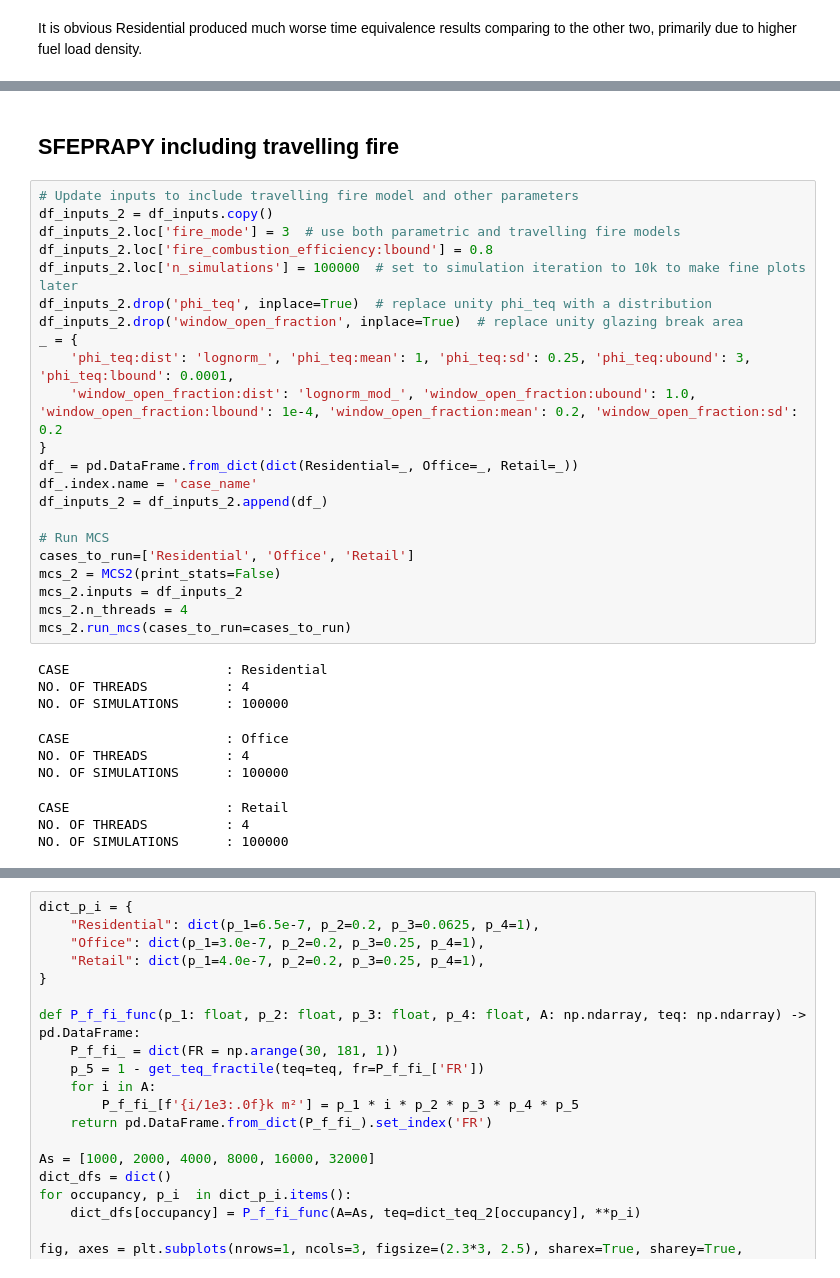
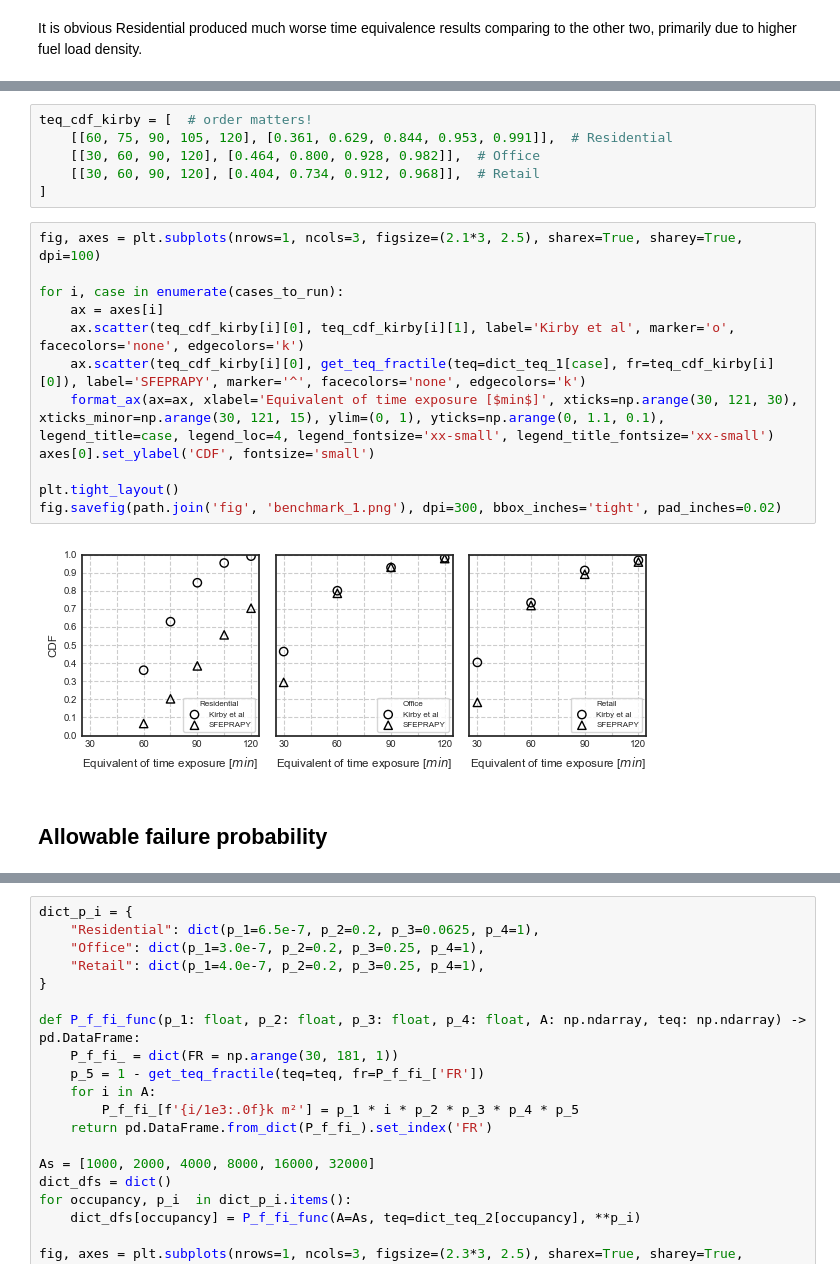
Before and after one commit to fsepy/SFEPRAPY, a Jupyter notebook: demos/asfe2021.ipynb, the cells around one changed output, grey strips where cells are left out. Drawn from its saved outputs; the diff is of its cells as text.

```diff
--- a/demos/asfe2021.ipynb
+++ b/demos/asfe2021.ipynb
@@ -197,34 +143,22 @@ fig.savefig(path.join('fig', 'benchmark_1.png'), dpi=300, bbox_inches='tight', p
-# %% [markdown]
-## SFEPRAPY including travelling fire
-# %%
-# Update inputs to include travelling fire model and other parameters
-df_inputs_2 = df_inputs.copy()
-df_inputs_2.loc['fire_mode'] = 3  # use both parametric and travelling fire models
-df_inputs_2.loc['fire_combustion_efficiency:lbound'] = 0.8
-df_inputs_2.loc['n_simulations'] = 100000  # set to simulation iteration to 10k to make fine plots later
-df_inputs_2.drop('phi_teq', inplace=True)  # replace unity phi_teq with a distribution
-df_inputs_2.drop('window_open_fraction', inplace=True)  # replace unity glazing break area
-_ = {
-    'phi_teq:dist': 'lognorm_', 'phi_teq:mean': 1, 'phi_teq:sd': 0.25, 'phi_teq:ubound': 3, 'phi_teq:lbound': 0.0001,
-    'window_open_fraction:dist': 'lognorm_mod_', 'window_open_fraction:ubound': 1.0, 'window_open_fraction:lbound': 1e-4, 'window_open_fraction:mean': 0.2, 'window_open_fraction:sd': 0.2
-}
-df_ = pd.DataFrame.from_dict(dict(Residential=_, Office=_, Retail=_))
-df_.index.name = 'case_name'
-df_inputs_2 = df_inputs_2.append(df_)
-
-# Run MCS
-cases_to_run=['Residential', 'Office', 'Retail']
-mcs_2 = MCS2(print_stats=False)
-mcs_2.inputs = df_inputs_2
-mcs_2.n_threads = 4
-mcs_2.run_mcs(cases_to_run=cases_to_run)
-# %% [output]
-CASE                    : Residential
-NO. OF THREADS          : 4
-NO. OF SIMULATIONS      : 100000
-CASE                    : Office
-NO. OF THREADS          : 4
-NO. OF SIMULATIONS      : 100000
-CASE                    : Retail
-NO. OF THREADS          : 4
-NO. OF SIMULATIONS      : 100000
+# %%
+teq_cdf_kirby = [  # order matters!
+    [[60, 75, 90, 105, 120], [0.361, 0.629, 0.844, 0.953, 0.991]],  # Residential
+    [[30, 60, 90, 120], [0.464, 0.800, 0.928, 0.982]],  # Office
+    [[30, 60, 90, 120], [0.404, 0.734, 0.912, 0.968]],  # Retail
+]
+# %%
+fig, axes = plt.subplots(nrows=1, ncols=3, figsize=(2.1*3, 2.5), sharex=True, sharey=True, dpi=100)
+
+for i, case in enumerate(cases_to_run):
+    ax = axes[i]
+    ax.scatter(teq_cdf_kirby[i][0], teq_cdf_kirby[i][1], label='Kirby et al', marker='o', facecolors='none', edgecolors='k')
+    ax.scatter(teq_cdf_kirby[i][0], get_teq_fractile(teq=dict_teq_1[case], fr=teq_cdf_kirby[i][0]), label='SFEPRAPY', marker='^', facecolors='none', edgecolors='k')
+    format_ax(ax=ax, xlabel='Equivalent of time exposure [$min$]', xticks=np.arange(30, 121, 30), xticks_minor=np.arange(30, 121, 15), ylim=(0, 1), yticks=np.arange(0, 1.1, 0.1), legend_title=case, legend_loc=4, legend_fontsize='xx-small', legend_title_fontsize='xx-small')
+axes[0].set_ylabel('CDF', fontsize='small')
+
+plt.tight_layout()
+fig.savefig(path.join('fig', 'benchmark_1.png'), dpi=300, bbox_inches='tight', pad_inches=0.02)
+# %% [output]
+[figure, added]
+# %% [markdown]
+## Allowable failure probability
```
Also changed, not shown: parts of 37 cells of this notebook, 1 other file.
